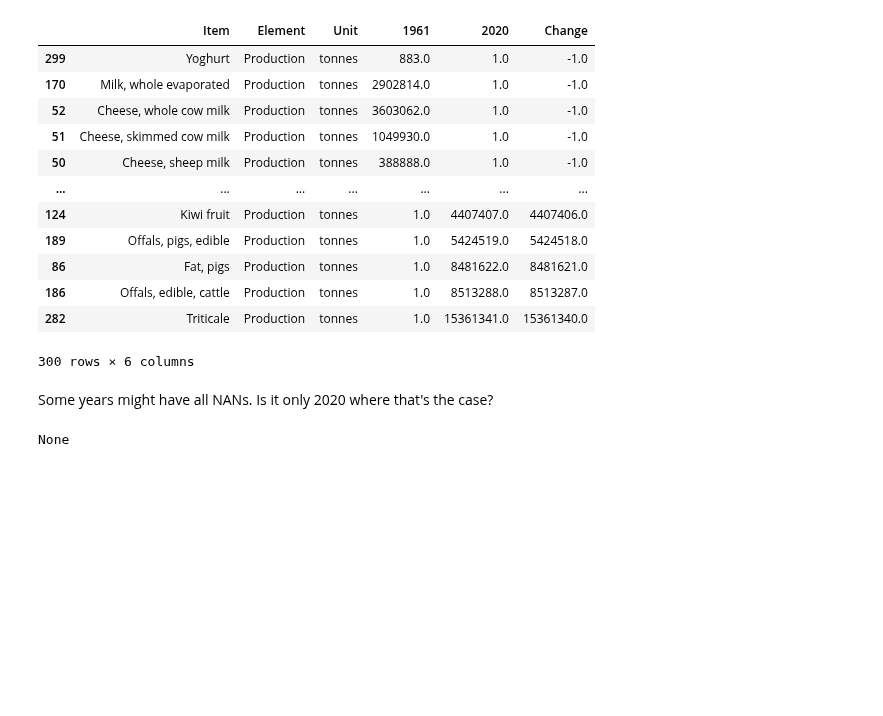
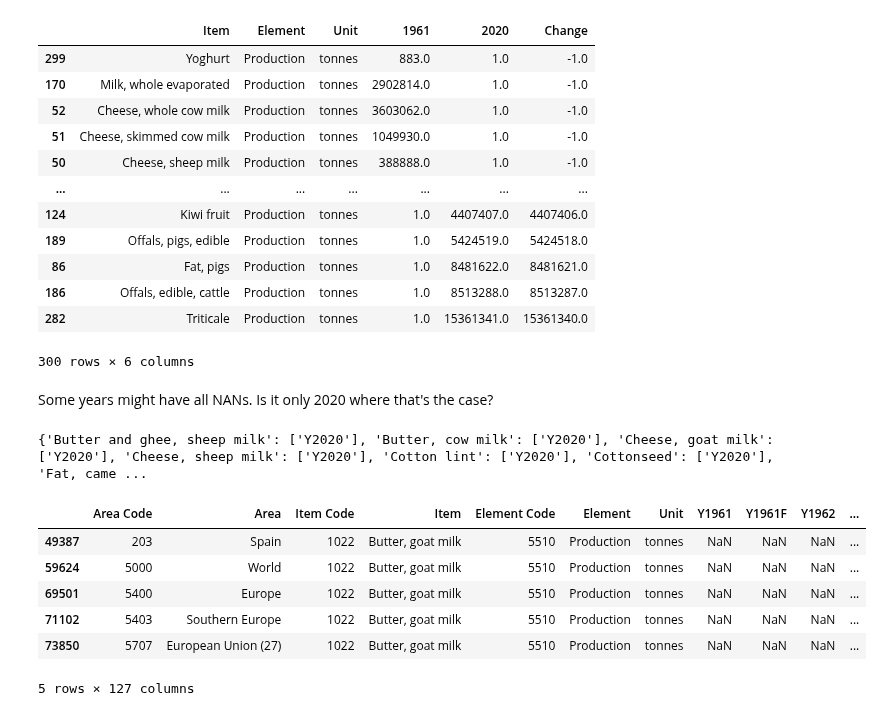
Before and after one commit to polarbearcode/DataAnalysis, a Jupyter notebook: AgricultureData/ProductionChange.ipynb, the cells around one changed output. Saved outputs shown, nothing was run; the diff lists cells and outputs as text; code cells hidden in the pictures; blank space fills up the shorter version.

```diff
--- a/AgricultureData/ProductionChange.ipynb
+++ b/AgricultureData/ProductionChange.ipynb
@@ -73,10 +74,20 @@ prodChangeDF.sort_values(by='Change')
 | 186 | Offals, edible, cattle | Production | tonnes | 1.0 | 8513288.0 | 8513287.0 |
 | 282 | Triticale | Production | tonnes | 1.0 | 15361341.0 | 15361340.0 |
 300 rows × 6 columns
-# %% [markdown]
-Some years might have all NANs. Is it only 2020 where that's the case?
-# %%
-itemToAllNANCols = getYearsAllNANForItems(agData)
-print(itemToAllNANCols)
-# %% [output]
-None
+# %% [markdown]
+Some years might have all NANs. Is it only 2020 where that's the case?
+# %%
+itemToAllNANCols = getYearsAllNANForItems(agData)
+print(itemToAllNANCols)
+# %% [output]
+{'Butter and ghee, sheep milk': ['Y2020'], 'Butter, cow milk': ['Y2020'], 'Cheese, goat milk': ['Y2020'], 'Cheese, sheep milk': ['Y2020'], 'Cotton lint': ['Y2020'], 'Cottonseed': ['Y2020'], 'Fat, came ...
+# %%
+agData[(agData['Item'] == "Butter, goat milk")]
+# %% [output]
+|  | Area Code | Area | Item Code | Item | Element Code | Element | Unit | Y1961 | Y1961F | Y1962 | ... |
+| 49387 | 203 | Spain | 1022 | Butter, goat milk | 5510 | Production | tonnes | NaN | NaN | NaN | ... |
+| 59624 | 5000 | World | 1022 | Butter, goat milk | 5510 | Production | tonnes | NaN | NaN | NaN | ... |
+| 69501 | 5400 | Europe | 1022 | Butter, goat milk | 5510 | Production | tonnes | NaN | NaN | NaN | ... |
+| 71102 | 5403 | Southern Europe | 1022 | Butter, goat milk | 5510 | Production | tonnes | NaN | NaN | NaN | ... |
+| 73850 | 5707 | European Union (27) | 1022 | Butter, goat milk | 5510 | Production | tonnes | NaN | NaN | NaN | ... |
+5 rows × 127 columns
```
Also changed, not shown: parts of 6 cells of this notebook.
